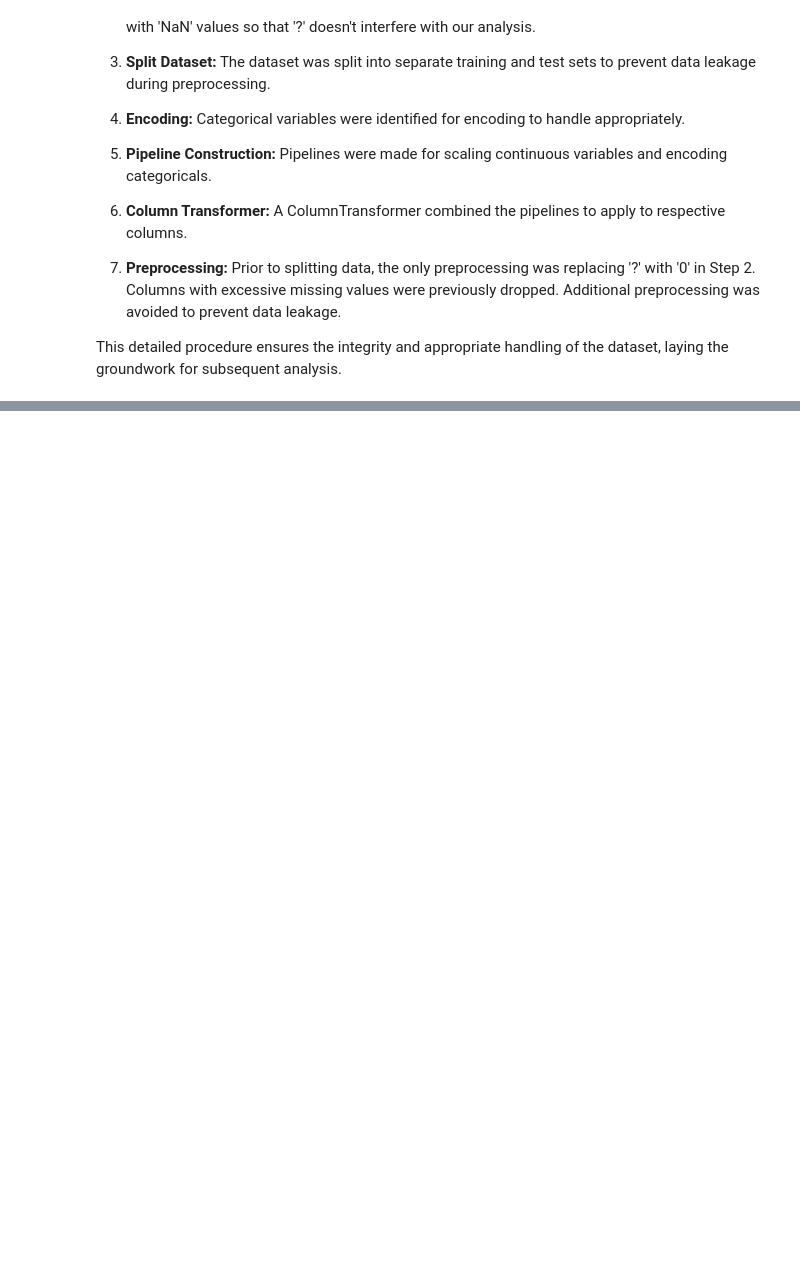
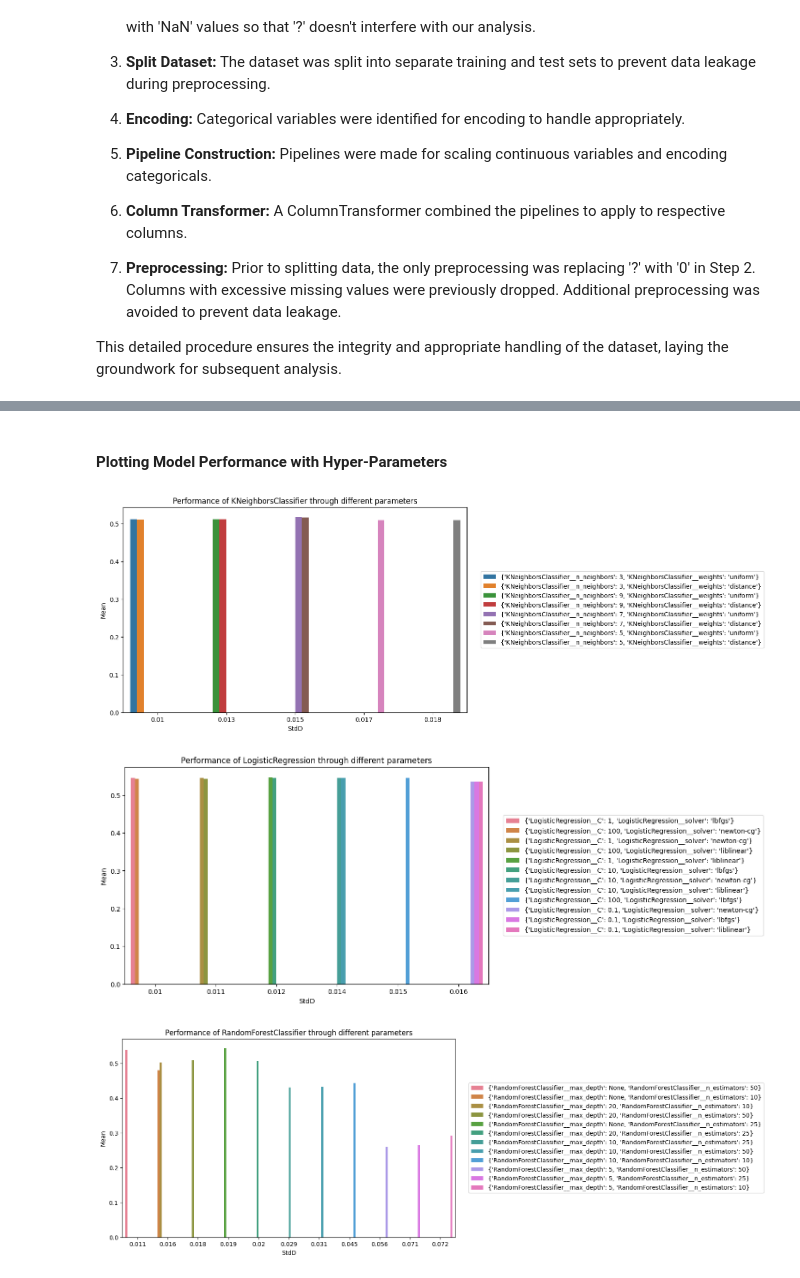
Before and after one commit to 14Richa/Patient-Readmission-Analysis, a Jupyter notebook: Readmission_Predictions.ipynb, the cells around one changed output, grey strips where cells are left out. Drawn from its saved outputs; the diff is of its cells as text; code cells hidden in the pictures; blank space fills up the shorter version.

Commit message:
added models

```diff
--- a/Readmission_Predictions.ipynb
+++ b/Readmission_Predictions.ipynb
@@ -387,0 +508,18 @@ column_tx = ColumnTransformer(transformers=[
+# %% [markdown]
+#### Plotting Model Performance with Hyper-Parameters
+# %%
+models = performance_df.Model.unique()
+
+for i in range(len(models)):
+    df = performance_df[(performance_df.Model==models[i]) & (performance_df.Splits==7)]
+    plt.figure(figsize=[10,6])
+    colors = sns.color_palette('husl', n_colors=len(df))
+    sns.barplot(y='Mean', x='StdD', data=df, hue='Parameters')
+    plt.legend(bbox_to_anchor=(1.04, 0.5), loc='center left', borderaxespad=0)
+    plt.xticks(rotation=0)
+    plt.title(f'Performance of {models[i]} through different parameters')
+plt.show()
+# %% [output]
+[figure, added]
+[figure, added]
+[figure, added]
```
Also changed, not shown: parts of 10 cells of this notebook.
